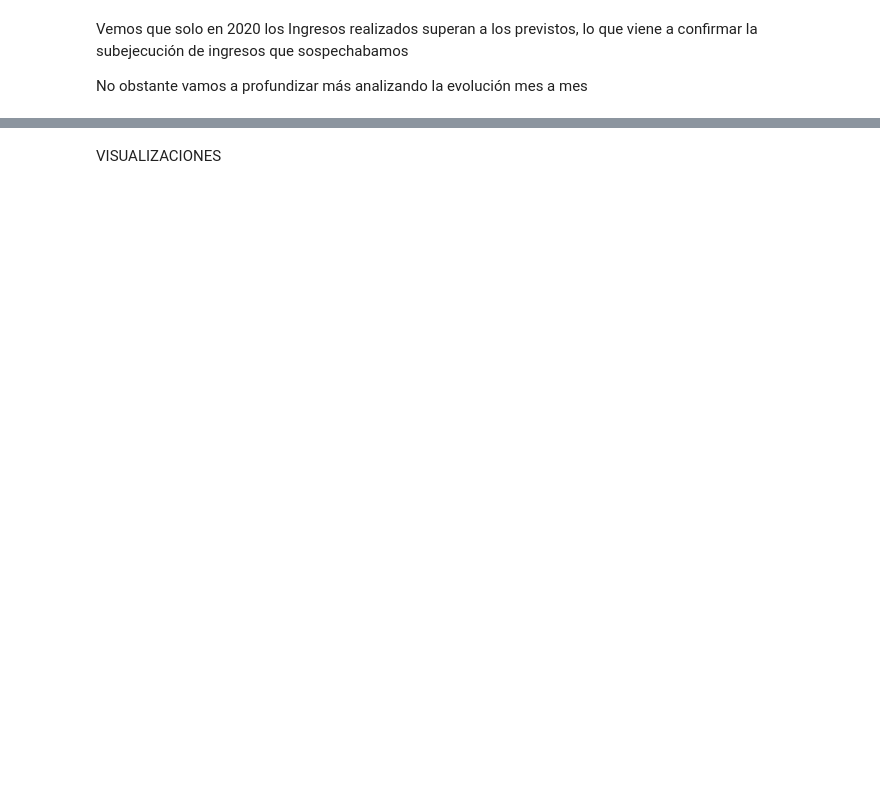
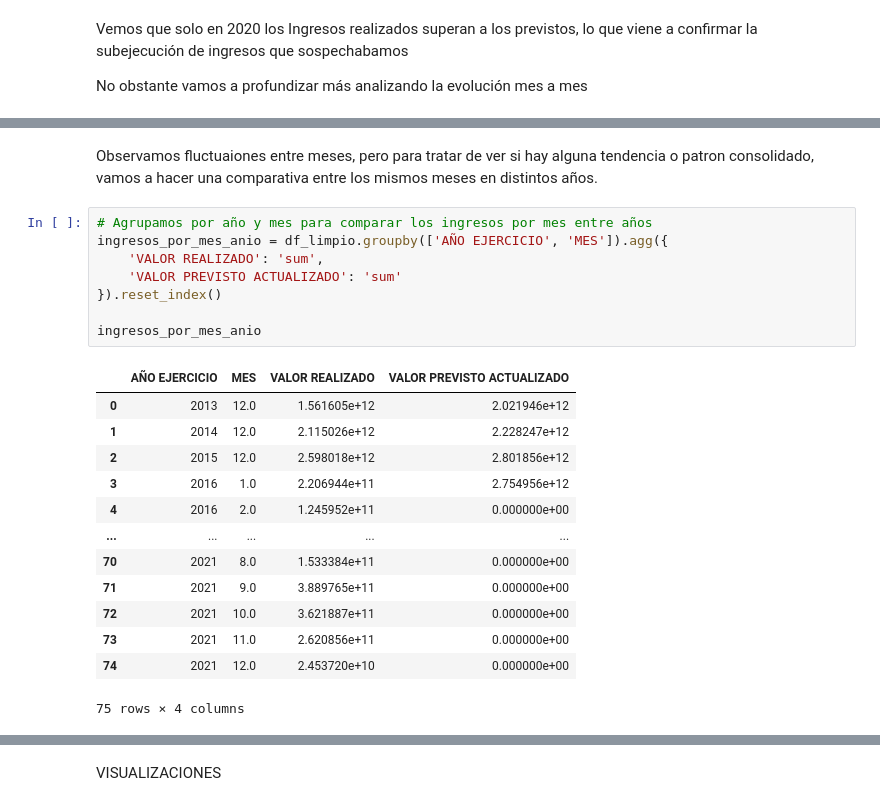
Before and after one commit to Rcm89/Proyecto2-EDA-Ingresos-Publicos-Brasil, a Jupyter notebook: notebooks/notebook_EDA.ipynb, the cells around one changed output, grey strips where cells are left out. Saved outputs shown, nothing was run; the diff lists cells and outputs as text; blank space fills up the shorter version.

```diff
--- a/notebooks/notebook_EDA.ipynb
+++ b/notebooks/notebook_EDA.ipynb
@@ -89,0 +140,24 @@ ingresos_por_mes = df_limpio.groupby('MES').agg({
+# %% [markdown]
+Observamos fluctuaiones entre meses, pero para tratar de ver si hay alguna tendencia o patron consolidado, vamos a hacer una comparativa entre los mismos meses en distintos años.
+# %%
+# Agrupamos por año y mes para comparar los ingresos por mes entre años
+ingresos_por_mes_anio = df_limpio.groupby(['AÑO EJERCICIO', 'MES']).agg({
+    'VALOR REALIZADO': 'sum',
+    'VALOR PREVISTO ACTUALIZADO': 'sum'
+}).reset_index()
+
+ingresos_por_mes_anio
+# %% [output]
+|  | AÑO EJERCICIO | MES | VALOR REALIZADO | VALOR PREVISTO ACTUALIZADO |
+| 0 | 2013 | 12.0 | 1.561605e+12 | 2.021946e+12 |
+| 1 | 2014 | 12.0 | 2.115026e+12 | 2.228247e+12 |
+| 2 | 2015 | 12.0 | 2.598018e+12 | 2.801856e+12 |
+| 3 | 2016 | 1.0 | 2.206944e+11 | 2.754956e+12 |
+| 4 | 2016 | 2.0 | 1.245952e+11 | 0.000000e+00 |
+| ... | ... | ... | ... | ... |
+| 70 | 2021 | 8.0 | 1.533384e+11 | 0.000000e+00 |
+| 71 | 2021 | 9.0 | 3.889765e+11 | 0.000000e+00 |
+| 72 | 2021 | 10.0 | 3.621887e+11 | 0.000000e+00 |
+| 73 | 2021 | 11.0 | 2.620856e+11 | 0.000000e+00 |
+| 74 | 2021 | 12.0 | 2.453720e+10 | 0.000000e+00 |
+75 rows × 4 columns
```
Also changed, not shown: parts of 19 cells of this notebook.
